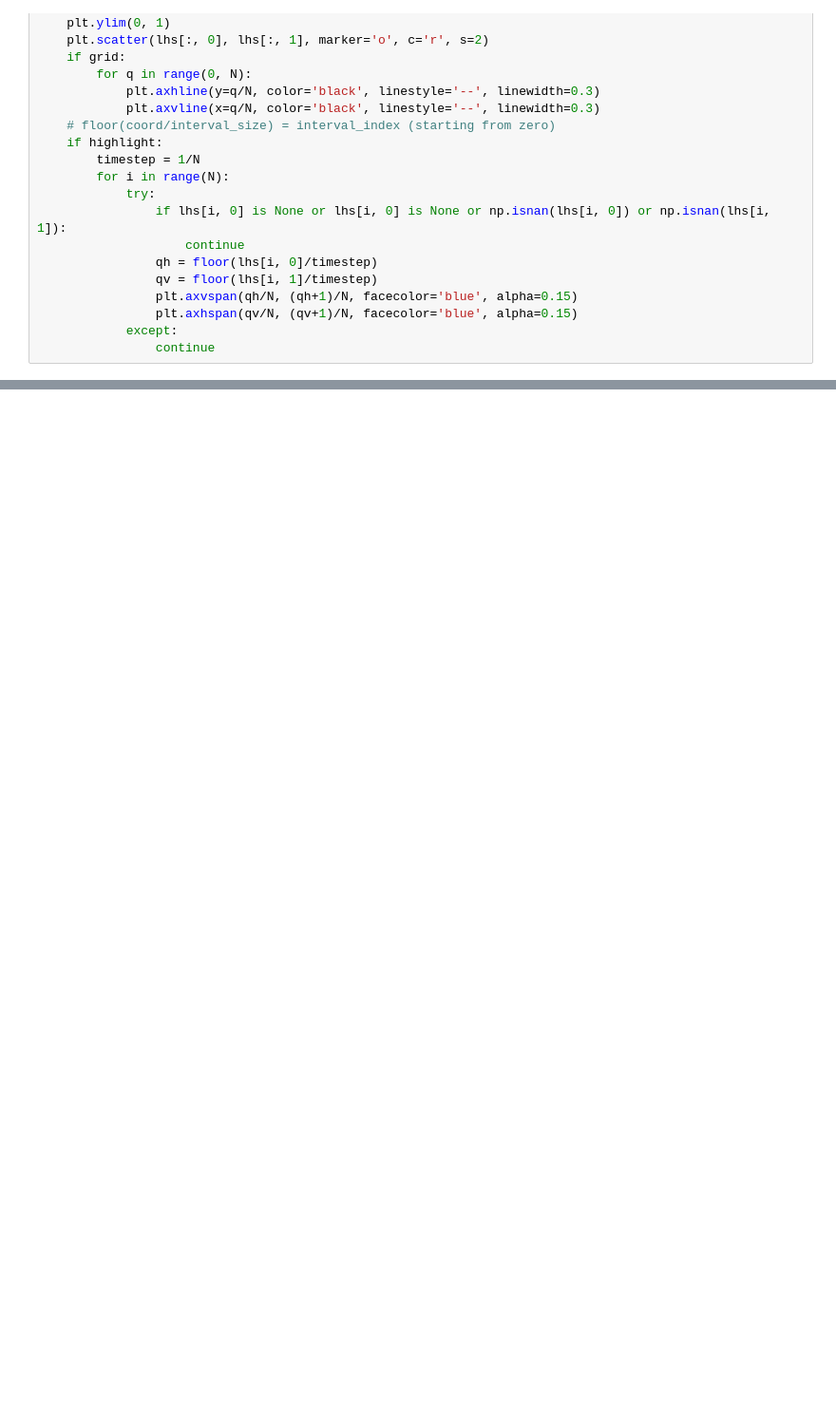
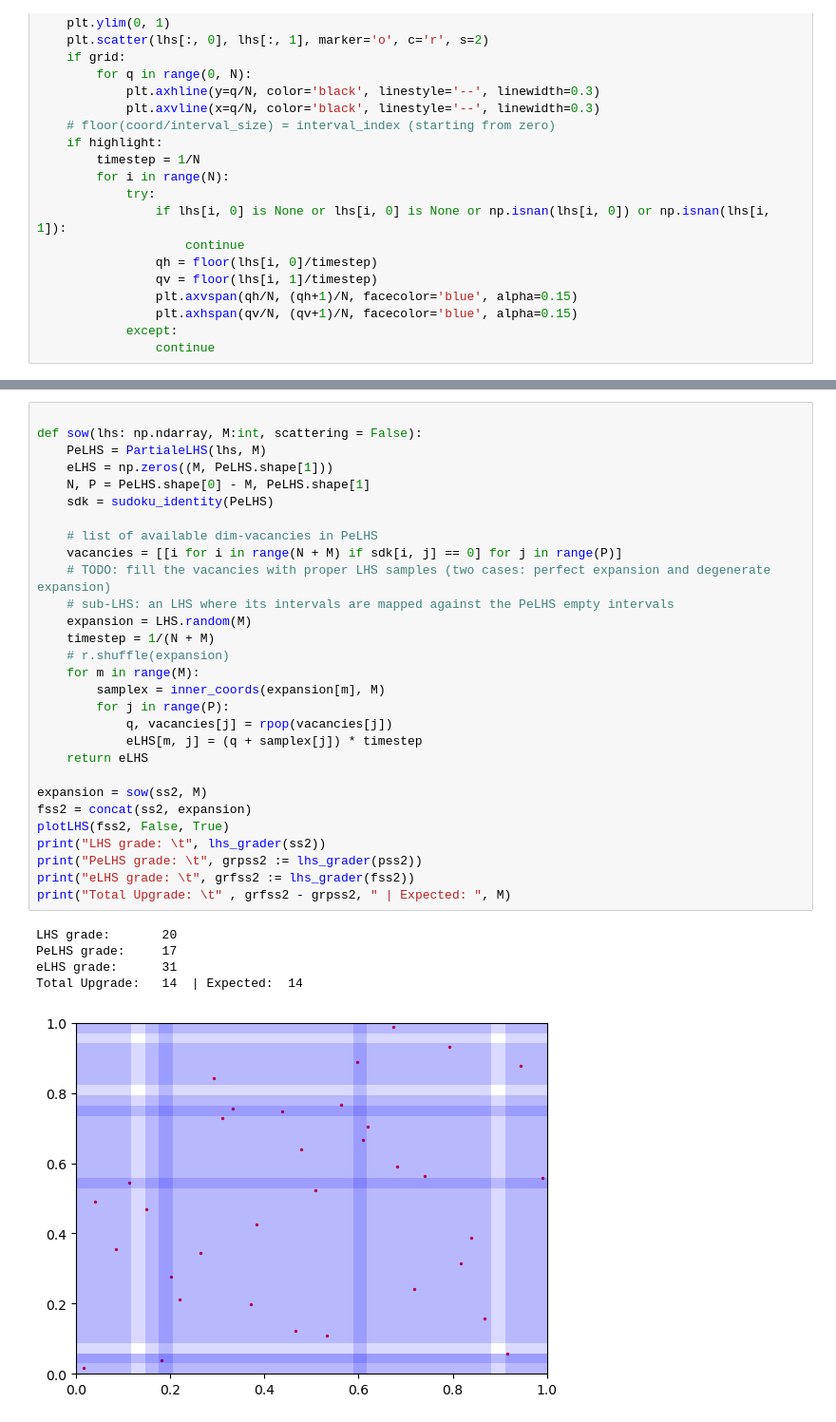
Before and after one commit to alecrespi/latinexpansion, a Jupyter notebook: eLHS.ipynb, the cells around one changed output, grey strips where cells are left out. Shown at 95% size. Cells and saved outputs as stored; diff of their text form; blank space fills up the shorter version.

```diff
--- a/eLHS.ipynb
+++ b/eLHS.ipynb
@@ -81,0 +100,35 @@ def sudoku_identity_h(lhs: np.array):
+# %%
+
+def sow(lhs: np.ndarray, M:int, scattering = False):
+    PeLHS = PartialeLHS(lhs, M)
+    eLHS = np.zeros((M, PeLHS.shape[1]))
+    N, P = PeLHS.shape[0] - M, PeLHS.shape[1]
+    sdk = sudoku_identity(PeLHS)
+
+    # list of available dim-vacancies in PeLHS
+    vacancies = [[i for i in range(N + M) if sdk[i, j] == 0] for j in range(P)]
+    # TODO: fill the vacancies with proper LHS samples (two cases: perfect expansion and degenerate expansion)
+    # sub-LHS: an LHS where its intervals are mapped against the PeLHS empty intervals
+    expansion = LHS.random(M)
+    timestep = 1/(N + M)
+    # r.shuffle(expansion)
+    for m in range(M):
+        samplex = inner_coords(expansion[m], M)
+        for j in range(P):
+            q, vacancies[j] = rpop(vacancies[j])
+            eLHS[m, j] = (q + samplex[j]) * timestep
+    return eLHS
+
+expansion = sow(ss2, M)
+fss2 = concat(ss2, expansion)
+plotLHS(fss2, False, True)
+print("LHS grade: \t", lhs_grader(ss2))
+print("PeLHS grade: \t", grpss2 := lhs_grader(pss2))
+print("eLHS grade: \t", grfss2 := lhs_grader(fss2))
+print("Total Upgrade: \t" , grfss2 - grpss2, " | Expected: ", M)
+# %% [output]
+LHS grade:       20
+PeLHS grade:     17
+eLHS grade:      31
+Total Upgrade:   14  | Expected:  14
+[figure, added]
```
Also changed, not shown: parts of 17 cells of this notebook.
